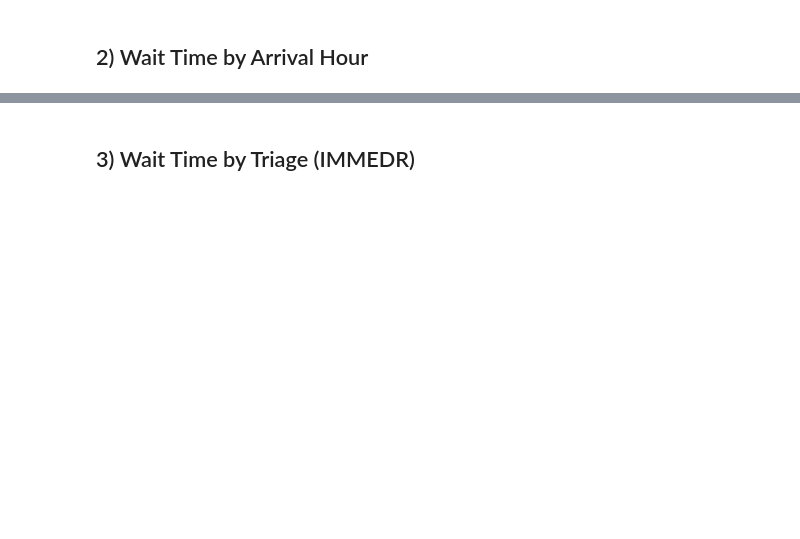
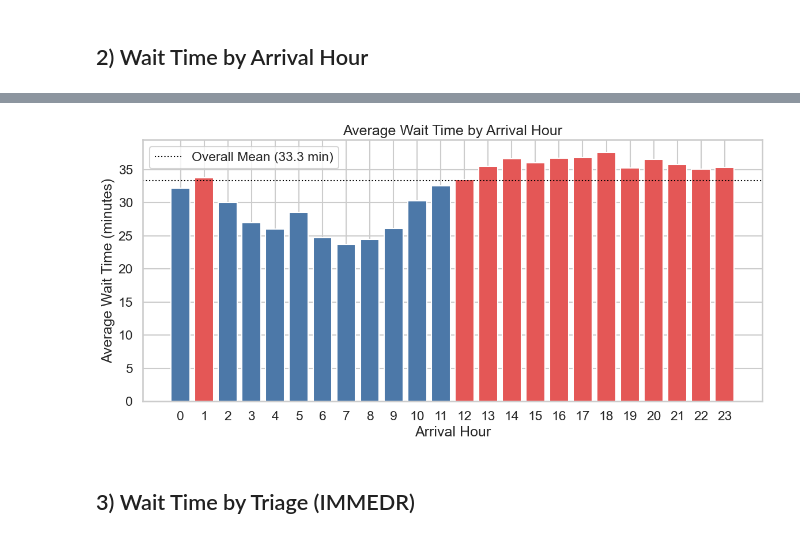
Before and after one commit to salmaibr2/EDWaitTime, a Jupyter notebook: notebooks/05_presentation_visuals.ipynb, the cells around one changed output, grey strips where cells are left out. Drawn from its saved outputs; the diff is of its cells as text; code cells hidden in the pictures; blank space fills up the shorter version.

Commit message:
additional eda visualizations

```diff
--- a/notebooks/05_presentation_visuals.ipynb
+++ b/notebooks/05_presentation_visuals.ipynb
@@ -55,3 +61,27 @@ if {'ARRIVAL_HOUR', 'WAITTIME'}.issubset(plot_df.columns):
+# %%
+#average wait time by arrival hour
+#colored the bars based on whether they are above or below the overall mean wait time
+if {'ARRIVAL_HOUR', 'WAITTIME'}.issubset(plot_df.columns):
+    hour_avg = plot_df.groupby('ARRIVAL_HOUR', dropna=False)['WAITTIME'].mean().reset_index()
+    hour_avg['ARRIVAL_HOUR'] = pd.to_numeric(hour_avg['ARRIVAL_HOUR'], errors='coerce')
+    hour_avg = hour_avg.sort_values('ARRIVAL_HOUR')
+
+    overall_mean = plot_df['WAITTIME'].mean()
+
+    colors = ['#e45756' if m >= overall_mean else '#4c78a8' for m in hour_avg['WAITTIME']]
+
+    plt.figure(figsize=(12, 6))
+    plt.bar(hour_avg['ARRIVAL_HOUR'], hour_avg['WAITTIME'], color=colors, edgecolor='white')
+    plt.axhline(y=overall_mean, color='black', linestyle=':', linewidth=1.5, label=f'Overall Mean ({overall_mean:.1f} min)')
+    plt.title('Average Wait Time by Arrival Hour')
+    plt.xlabel('Arrival Hour')
+    plt.ylabel('Average Wait Time (minutes)')
+    plt.xticks(range(0, 24))
+    plt.legend()
+    plt.tight_layout()
+    plt.show()
+# %% [output]
+[figure, added]
 # %% [markdown]
 ## 3) Wait Time by Triage (IMMEDR)
 # %%
```
Also changed, not shown: parts of 8 cells of this notebook.
